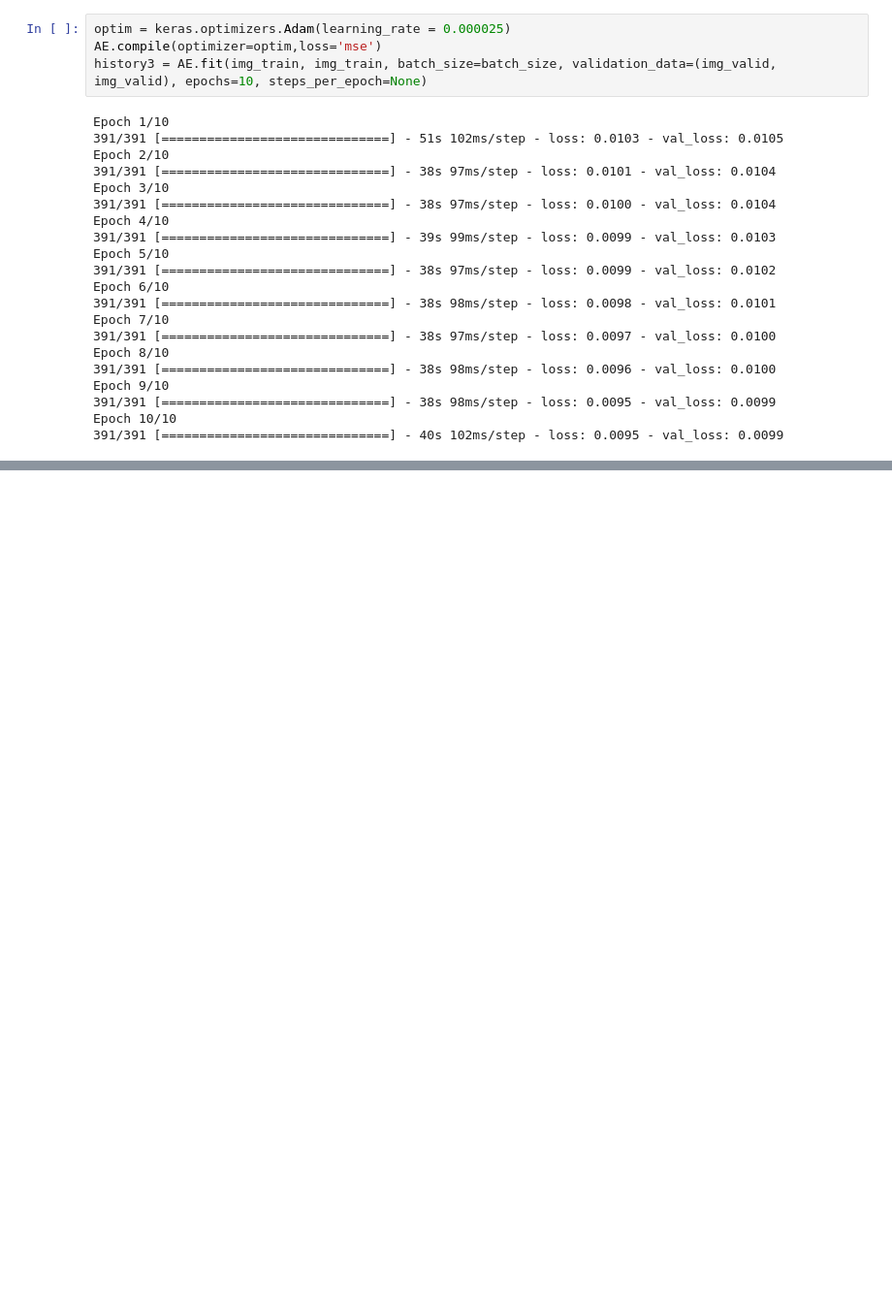
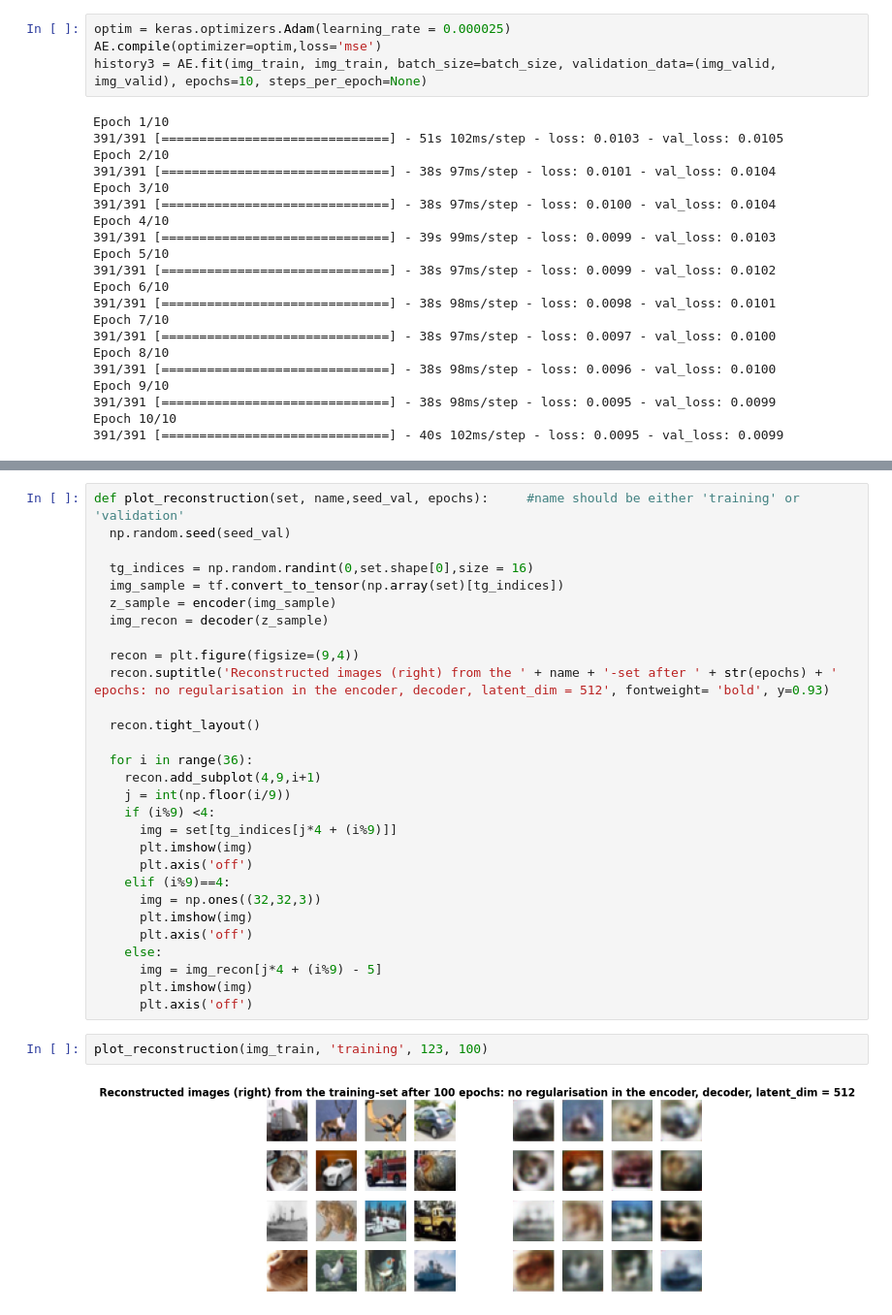
Before and after one commit to AtSourav/L2-vs-L1-vs-CB-loss-in-deep-CNN-based-AE-on-cifar10, a Jupyter notebook: AE_cifar10_mse_HeNormal_L2.ipynb, the cells around one changed output, grey strips where cells are left out. Shown: that part at 97% size. Drawn from its saved outputs; the diff is of its cells as text; blank space fills up the shorter version.

```diff
--- a/AE_cifar10_mse_HeNormal_L2.ipynb
+++ b/AE_cifar10_mse_HeNormal_L2.ipynb
@@ -345,0 +379,33 @@ Epoch 10/10
+# %%
+def plot_reconstruction(set, name,seed_val, epochs):     #name should be either 'training' or 'validation'
+  np.random.seed(seed_val)
+
+  tg_indices = np.random.randint(0,set.shape[0],size = 16)
+  img_sample = tf.convert_to_tensor(np.array(set)[tg_indices])
+  z_sample = encoder(img_sample)
+  img_recon = decoder(z_sample)
+
+  recon = plt.figure(figsize=(9,4))
+  recon.suptitle('Reconstructed images (right) from the ' + name + '-set after ' + str(epochs) + ' epochs: no regularisation in the encoder, decoder, latent_dim = 512', fontweight= 'bold', y=0.93)
+
+  recon.tight_layout()
+
+  for i in range(36):
+    recon.add_subplot(4,9,i+1)
+    j = int(np.floor(i/9))
+    if (i%9) <4:
+      img = set[tg_indices[j*4 + (i%9)]]
+      plt.imshow(img)
+      plt.axis('off')
+    elif (i%9)==4:
+      img = np.ones((32,32,3))
+      plt.imshow(img)
+      plt.axis('off')
+    else:
+      img = img_recon[j*4 + (i%9) - 5]
+      plt.imshow(img)
+      plt.axis('off')
+# %%
+plot_reconstruction(img_train, 'training', 123, 100)
+# %% [output]
+[figure, added]
```
Also changed, not shown: parts of 4 cells of this notebook.
